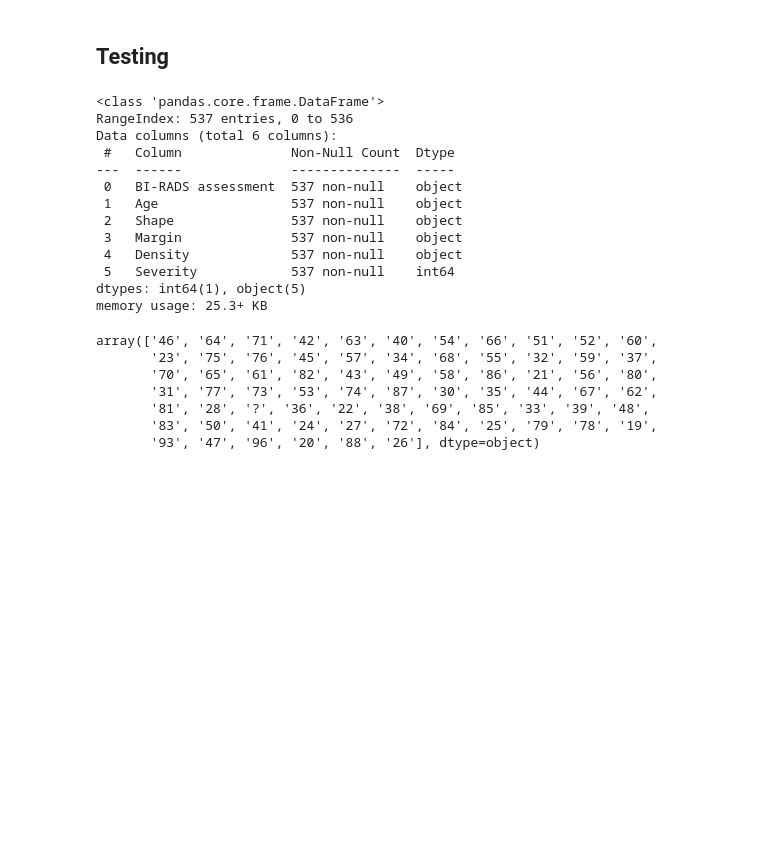
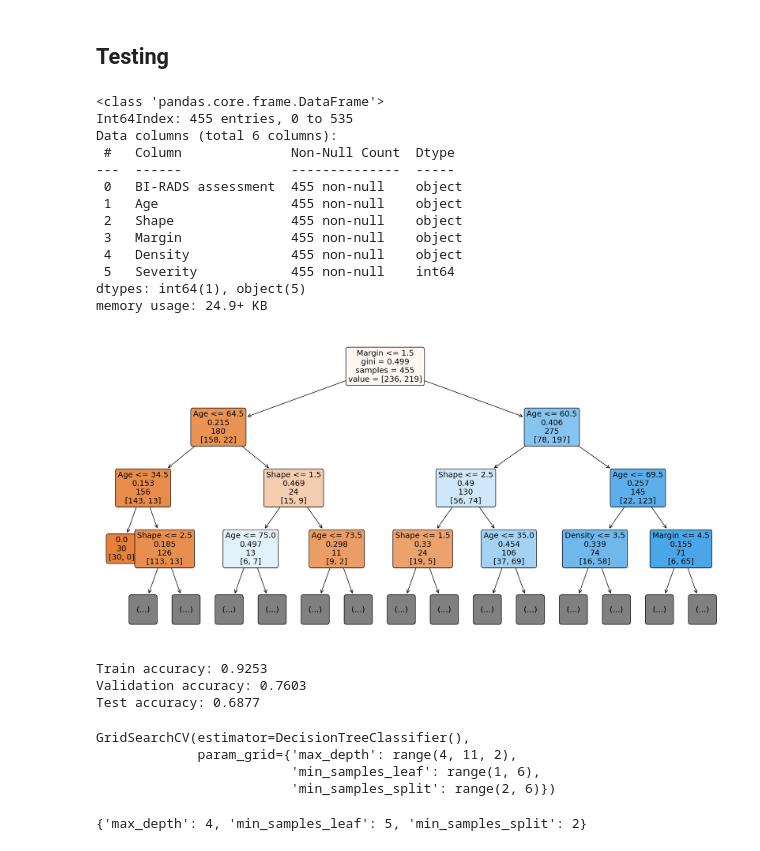
Before and after one commit to Aniruddha-Deb/COL774, a Jupyter notebook: assignment3/Q1/q1.ipynb, the cells around one changed output. Saved outputs shown, nothing was run; the diff lists cells and outputs as text; code cells hidden in the pictures; blank space fills up the shorter version.

```diff
--- a/assignment3/Q1/q1.ipynb
+++ b/assignment3/Q1/q1.ipynb
@@ -2,33 +2,70 @@
 import numpy as np
 import pandas as pd
 import matplotlib.pyplot as plt
+# %%
+def preprocess(dataset):
+    df = dataset.replace({'?': None}).dropna()
+    return df[['Age', 'Shape', 'Margin', 'Density']], df['Severity']
+
+def preprocess_impute(dataset):
+    df = dataset.replace({'?': None})
+    df = df.fillna(df.mean())
+    return df
 # %% [markdown]
 ## Testing
 # %%
-dpath = "data/part1_data"
-train_data = pd.read_csv(f"{dpath}/train.csv")
+dpath = "../data/part1_data"
+X_train, y_train = preprocess(pd.read_csv(f"{dpath}/train.csv"))
+X_val, y_val = preprocess(pd.read_csv(f"{dpath}/val.csv"))
+X_test, y_test = preprocess(pd.read_csv(f"{dpath}/test.csv"))
 train_data.info()
-train_data['Age'].unique()
-
-# TODO impute missing values.
 # %% [output]
 <class 'pandas.core.frame.DataFrame'>
-RangeIndex: 537 entries, 0 to 536
+Int64Index: 455 entries, 0 to 535
 Data columns (total 6 columns):
  #   Column              Non-Null Count  Dtype
 ---  ------              --------------  -----
- 0   BI-RADS assessment  537 non-null    object
- 1   Age                 537 non-null    object
- 2   Shape               537 non-null    object
- 3   Margin              537 non-null    object
- 4   Density             537 non-null    object
- 5   Severity            537 non-null    int64
+ 0   BI-RADS assessment  455 non-null    object
+ 1   Age                 455 non-null    object
+ 2   Shape               455 non-null    object
+ 3   Margin              455 non-null    object
+ 4   Density             455 non-null    object
+ 5   Severity            455 non-null    int64
 dtypes: int64(1), object(5)
-memory usage: 25.3+ KB
+memory usage: 24.9+ KB
-array(['46', '64', '71', '42', '63', '40', '54', '66', '51', '52', '60',
-       '23', '75', '76', '45', '57', '34', '68', '55', '32', '59', '37',
-       '70', '65', '61', '82', '43', '49', '58', '86', '21', '56', '80',
-       '31', '77', '73', '53', '74', '87', '30', '35', '44', '67', '62',
-       '81', '28', '?', '36', '22', '38', '69', '85', '33', '39', '48',
-       '83', '50', '41', '24', '27', '72', '84', '25', '79', '78', '19',
-       '93', '47', '96', '20', '88', '26'], dtype=object)
+# %%
+from sklearn import tree
+clf = tree.DecisionTreeClassifier()
+clf = clf.fit(X_train, y_train)
+# %%
+fig, ax = plt.subplots(figsize=(20,10), dpi=150)
+ret = tree.plot_tree(clf, ax=ax, feature_names=['Age', 'Shape', 'Margin', 'Density'], fontsize=14, filled=True, label='root', rounded=True, max_depth=3)
+plt.savefig('tree.pdf', bbox_inches='tight')
+# %% [output]
+[figure, added]
+# %%
+from sklearn.metrics import accuracy_score
+train_acc = clf.score(X_train, y_train)
+val_acc   = clf.score(X_val, y_val)
+test_acc  = clf.score(X_test, y_test)
+
+print(f"Train accuracy: {train_acc:.4f}")
+print(f"Validation accuracy: {val_acc:.4f}")
+print(f"Test accuracy: {test_acc:.4f}")
+# %% [output]
+Train accuracy: 0.9253
+Validation accuracy: 0.7603
+Test accuracy: 0.6877
+# %%
+from sklearn.model_selection import GridSearchCV
+grid_searcher = GridSearchCV(clf, {'max_depth': range(4,11,2), 'min_samples_split': range(2,6), 'min_samples_leaf': range(1,6)})
+grid_searcher.fit(X_train, y_train)
+# %% [output]
+GridSearchCV(estimator=DecisionTreeClassifier(),
+             param_grid={'max_depth': range(4, 11, 2),
+                         'min_samples_leaf': range(1, 6),
+                         'min_samples_split': range(2, 6)})
+# %%
+grid_searcher.best_params_
+# %% [output]
+{'max_depth': 4, 'min_samples_leaf': 5, 'min_samples_split': 2}
```
Also changed, not shown: parts of 16 cells of this notebook, 29 other files.
